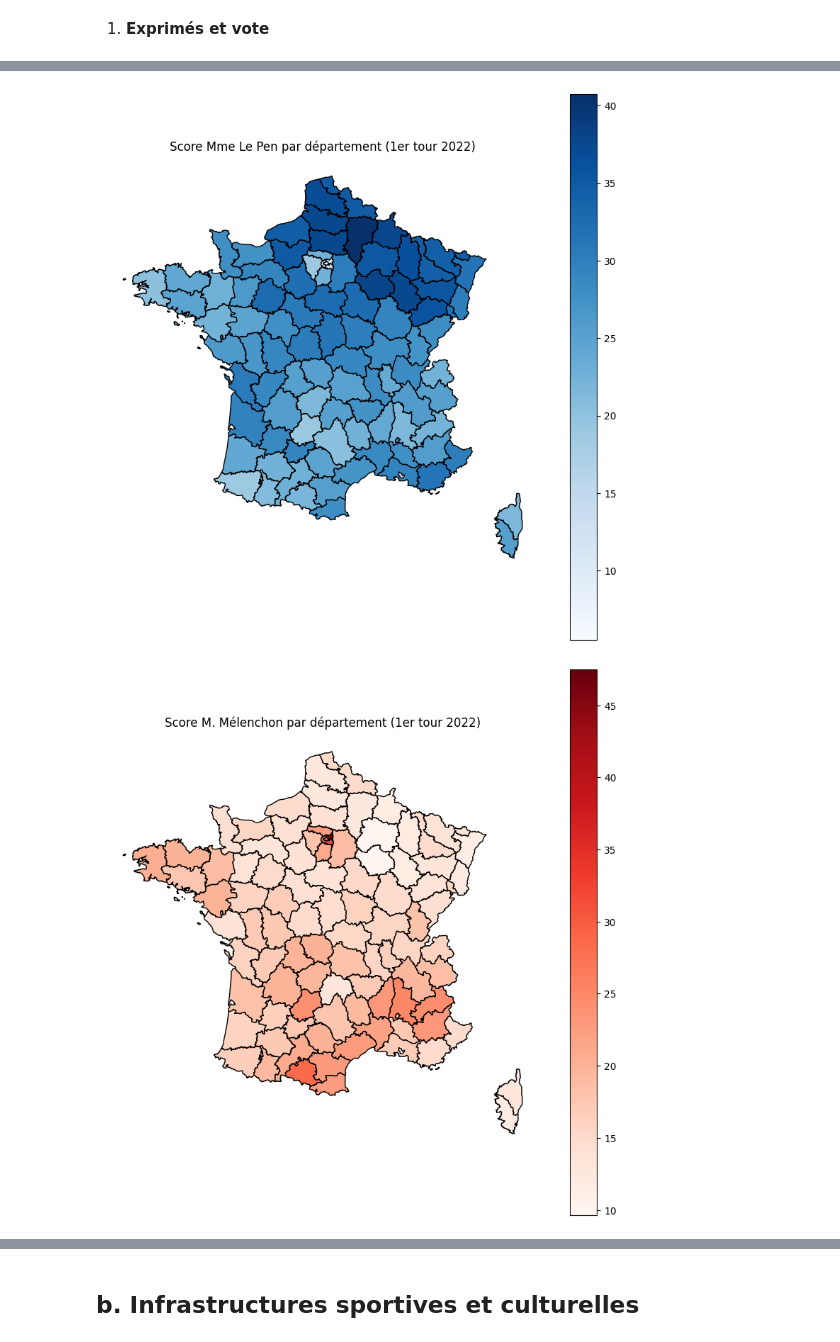
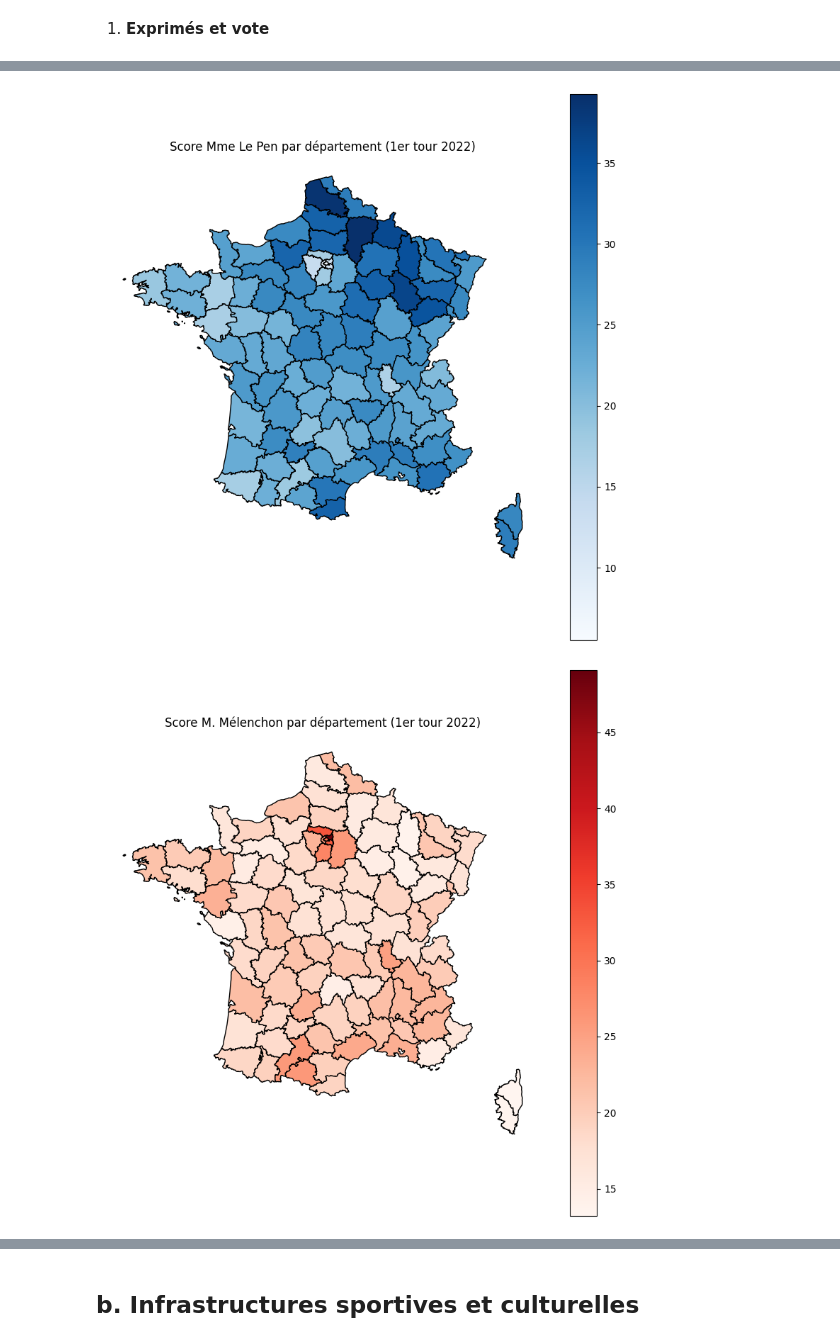
Before and after one commit to heloise1414/Projet-Python-S3, a Jupyter notebook: code/main-heloise-v2.ipynb, the cells around one changed output, grey strips where cells are left out. Saved outputs shown, nothing was run; the diff lists cells and outputs as text; code cells hidden in the pictures.

```diff
--- a/code/main-heloise-v2.ipynb
+++ b/code/main-heloise-v2.ipynb
@@ -1387,26 +1404,4 @@ plt.show()
 # %%
-# Préparation du code département : il faut le formater pour qu'il corresponde aux données des fonds de carte
-
-df_elect['Code du département'] = (
-    df_elect['Code du département']
-    .astype(str)
-    .str.zfill(2)
-)
-
-# Agrégation par département
-
-# Moyenne des scores communaux
-
-df_dep = (
-    df_elect
-    .groupby(['Code du département', 'Libellé du département'], as_index=False)
-    .agg({
-        'score_rn': 'mean',
-        'score_lfi': 'mean'
-    })
-)
-
-
 # Chargement du fond de carte départements
 
 gdf_dep = gpd.read_file(
@@ -1418,7 +1413,7 @@ gdf_dep['code'] = gdf_dep['code'].astype(str).str.zfill(2)
 # Fusion de la carte avec les données
 
 carte_dep = gdf_dep.merge(
-    df_dep,
+    df_departement,
     left_on='code',
     right_on='Code du département',
     how='left'
@@ -1427,35 +1422,35 @@ carte_dep = gdf_dep.merge(
 # Carte RN par département
 
 fig, ax = plt.subplots(figsize=(10, 10))
 
 carte_dep.plot(
-    column='score_rn',
+    column='score_dep_rn',
     cmap='Blues',
     legend=True,
     edgecolor='black',
     ax=ax
 )
 
 ax.set_title("Score Mme Le Pen par département (1er tour 2022)")
 ax.axis('off')
 plt.show()
 
 # Carte LFI par département
 
 fig, ax = plt.subplots(figsize=(10, 10))
 
 carte_dep.plot(
-    column='score_lfi',
+    column='score_dep_lfi',
     cmap='Reds',
     legend=True,
     edgecolor='black',
     ax=ax
 )
 
 ax.set_title("Score M. Mélenchon par département (1er tour 2022)")
 ax.axis('off')
 plt.show()
 # %% [output]
-[figure, old version]
+[figure, new version]
-[figure, old version]
+[figure, new version]
 # %% [markdown]
```
Also changed, not shown: parts of 3 cells of this notebook.
